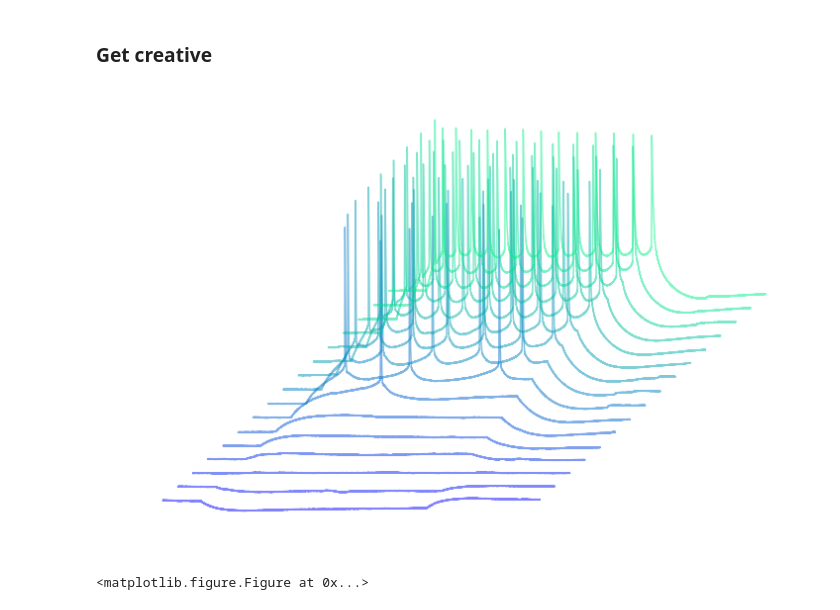
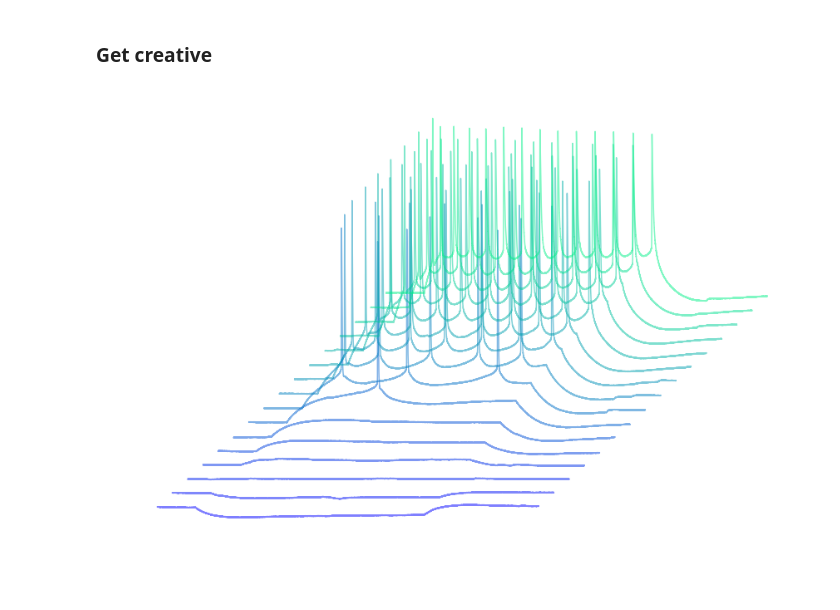
Before and after one commit to pspratt/pyibt, a Jupyter notebook: docs/examples/pyibt_demo.ipynb, the cells around one changed output. Drawn from its saved outputs; the diff is of its cells as text; code cells hidden in the pictures.

Commit message:
Example updates

```diff
--- a/docs/examples/pyibt_demo.ipynb
+++ b/docs/examples/pyibt_demo.ipynb
@@ -91,18 +92,18 @@ plt.savefig('example_plots/all_sweeps.png')
 # %%
 sweeps = ibt.sweeps[9:25]
 cm = plt.get_cmap("winter")
-colors = [cm(i/len(sweeps)) for i,x in enumerate(sweeps)]
+colors = [cm(i/len(sweeps)) for i, x in enumerate(sweeps)]
 
-plt.figure(figsize=(12,8))
+plt.figure(figsize=(12, 8))
 for i, sweep in enumerate(sweeps):
     num_pnts = int(0.5/sweep.dx)
     x = sweep.time[:num_pnts] + 0.02 * i
     y = sweep.data[:num_pnts] + 10 * i
     plt.plot(x, y, color=colors[i], alpha=0.5)
 plt.gca().axis('off')
+plt.savefig('example_plots/fancy_FI_plot.png')
+plt.tight_layout()
+
 plt.show()
-
-plt.savefig('example_plots/fancy_FI_curve.png')
 # %% [output]
-[figure, old version]
+[figure, new version]
-<matplotlib.figure.Figure at 0x...>
```
Also changed, not shown: parts of 8 cells of this notebook, 4 other files.
